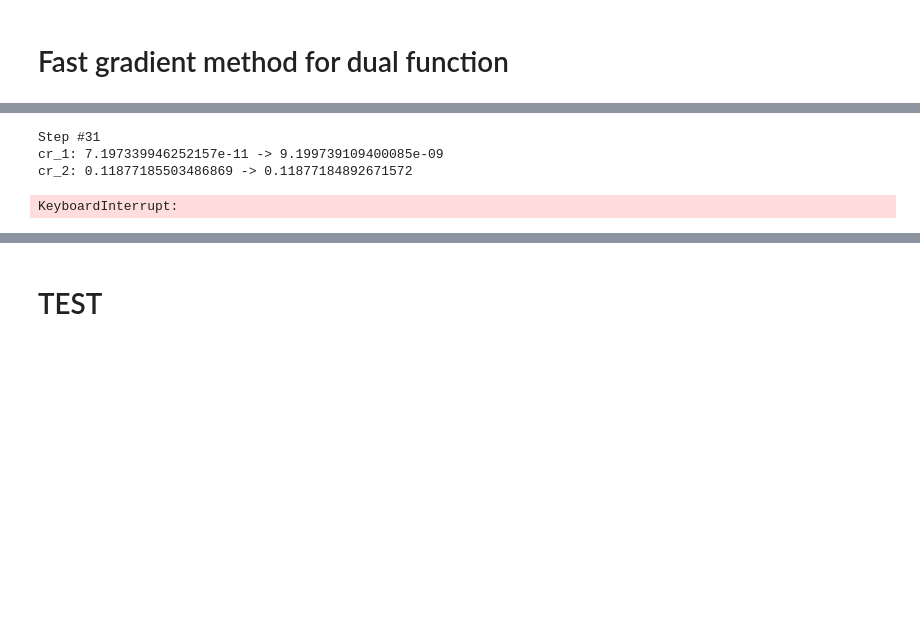
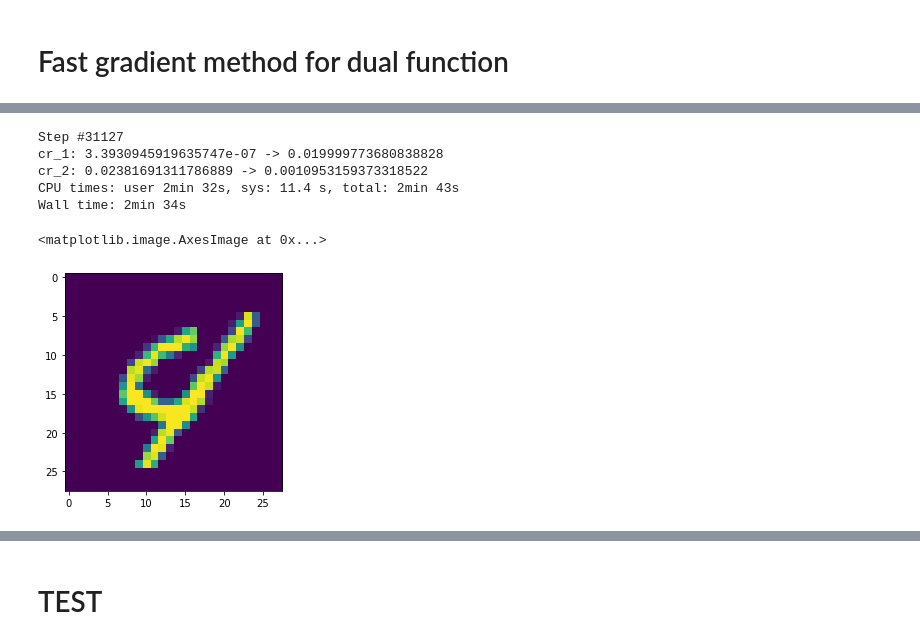
Before and after one commit to postrou/OPTAMI, a Jupyter notebook: primal_dual.ipynb, the cells around one changed output, grey strips where cells are left out. Saved outputs shown, nothing was run; the diff lists cells and outputs as text; code cells hidden in the pictures; blank space fills up the shorter version.

```diff
--- a/primal_dual.ipynb
+++ b/primal_dual.ipynb
@@ -147,22 +139,24 @@ q_list = [45815, 35817, 43981, 54698, 49947]
 
 # x_array = np.linspace(1 / 2e-2, 1 / 4e-4, 6)
 # epslist = 1 / x_array
-gamma = eps
 epsp = eps
-p, q = mnist(epsp, p_list[4], q_list[4], images, n)
-p = torch.tensor(p)
-q = torch.tensor(q)
+p, q = mnist(epsp, p_list[image_index], q_list[image_index], images, n)
+p_ref, q_ref = mnist(0, p_list[image_index], q_list[image_index], images, n)
+p = torch.tensor(p, device=device).double()
+q = torch.tensor(q, device=device).double()
+p_ref = torch.tensor(p_ref, device=device).double()
+q_ref = torch.tensor(q_ref, device=device).double()
 b = torch.cat((p, q))
 # %%
-M_matrix = calculate_M_matrix(m)
+M_matrix = calculate_M_matrix(m).to(device)
 # %%
 M_1 = calculate_lipschitz_constant(n, gamma, p_order=1, A_A_T=A_A_T, device=device)
 # %%
-half_lamb_len = n
-ones = torch.ones(n)
+ones = torch.ones(n, device=device, dtype=torch.double)
 primal_func = lambda x: f(x, M_matrix, gamma, device)
 dual_func = lambda lamb: phi(lamb, n, gamma, M_matrix / gamma, ones, p, q)
 primal_var_func = lambda lamb: calculate_x(lamb, n, M_matrix / gamma, ones)
+round_func = lambda primal_var: B_round(primal_var, p_ref, q_ref, ones)
 # %%
 eps, gamma
 # %% [output]
@@ -170,7 +164,27 @@ eps, gamma
 # %%
-fast_gradient_method(M_1, primal_func, dual_func, primal_var_func, A_matrix, b, eps, eps)
+%%time
+F_value, g_value, primal_var = fast_gradient_method(
+    M_1,
+    M_matrix,
+    primal_func,
+    dual_func,
+    primal_var_func,
+    round_func,
+    A_matrix,
+    b,
+    eps,
+    eps,
+    device=device
+)
 # %% [output]
-Step #31
-cr_1: 7.197339946252157e-11 -> 9.199739109400085e-09
-cr_2: 0.11877185503486869 -> 0.11877184892671572
+Step #31127
+cr_1: 3.3930945919635747e-07 -> 0.019999773680838828
+cr_2: 0.02381691311786889 -> 0.0010953159373318522
+CPU times: user 2min 32s, sys: 11.4 s, total: 2min 43s
+Wall time: 2min 34s
-KeyboardInterrupt:
+# %%
+u = (primal_var.T @ ones).cpu().detach().view(28, 28)
+plt.imshow(u)
+# %% [output]
+<matplotlib.image.AxesImage at 0x...>
+[figure, added]
```
Also changed, not shown: parts of 15 cells of this notebook.
